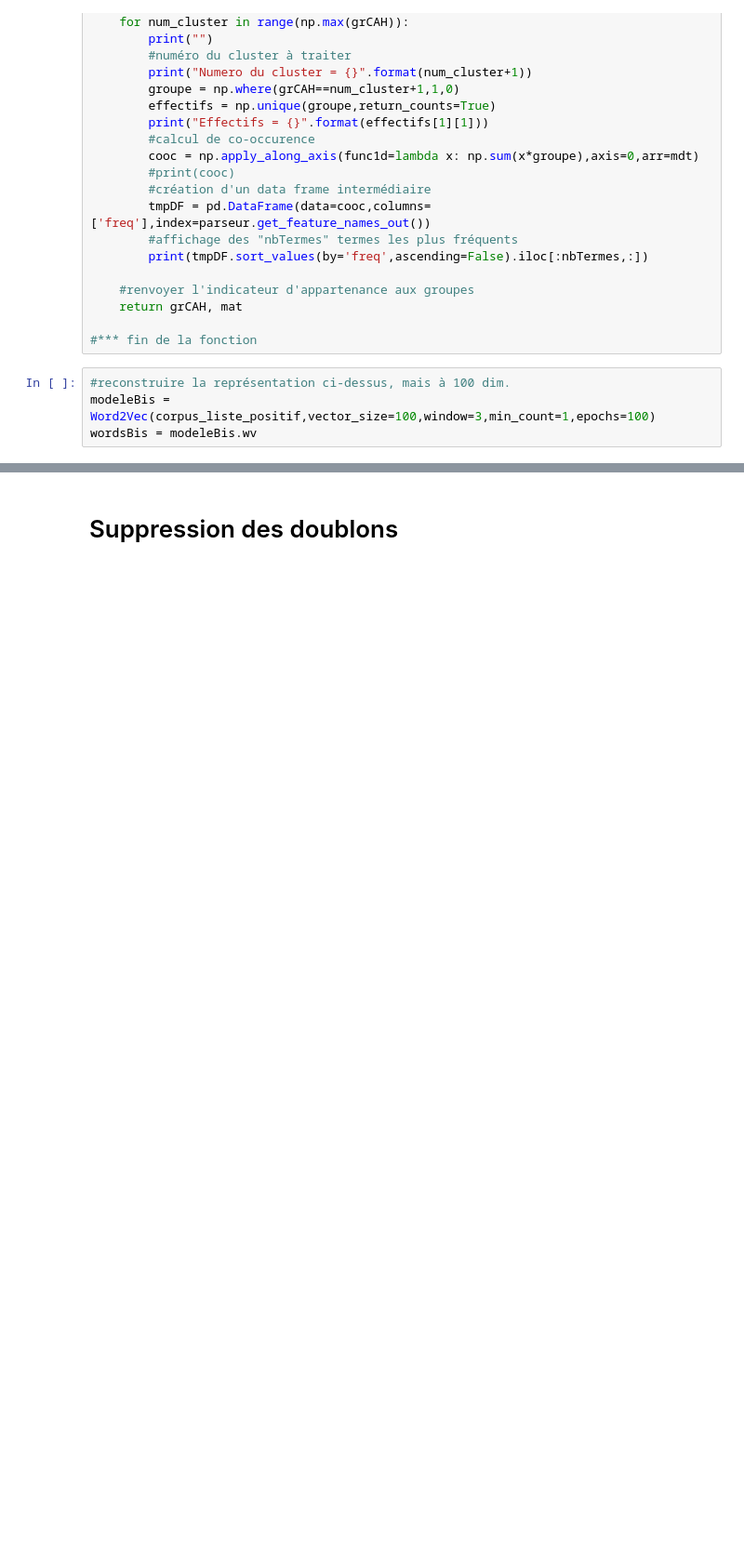
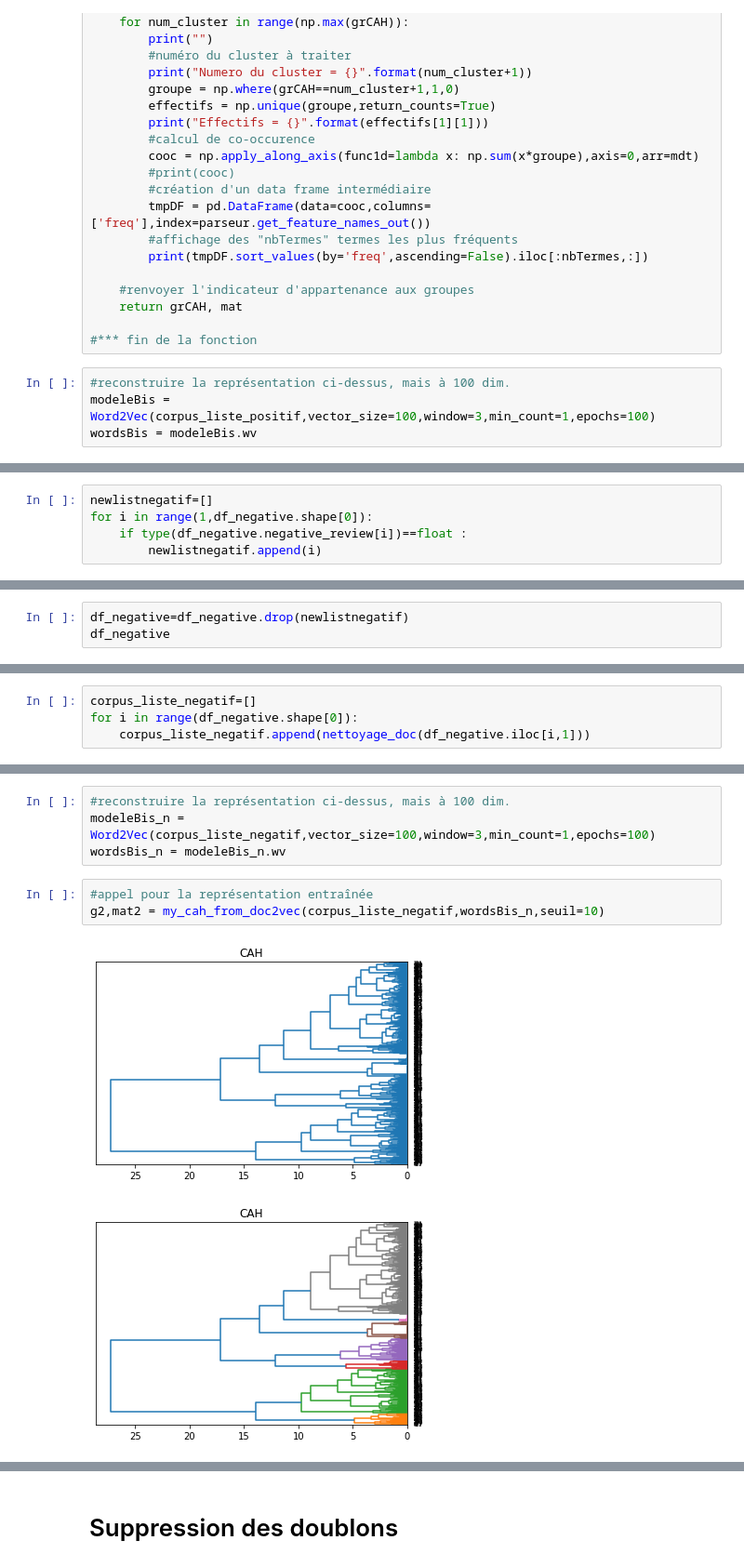
Before and after one commit to paulineattal/M2SISE_DisneyTextMining, a Jupyter notebook: analysis/newport_bay_club.ipynb, the cells around one changed output, grey strips where cells are left out. Shown at 93% size. Saved outputs shown, nothing was run; the diff lists cells and outputs as text; blank space fills up the shorter version.

```diff
--- a/analysis/newport_bay_club.ipynb
+++ b/analysis/newport_bay_club.ipynb
@@ -688,0 +754,5 @@ g1,mat1 = my_cah_from_doc2vec(corpus_liste_positif,wordsBis,seuil=10)
+# %%
+newlistnegatif=[]
+for i in range(1,df_negative.shape[0]):
+    if type(df_negative.negative_review[i])==float :
+        newlistnegatif.append(i)
@@ -688,0 +783,3 @@ g1,mat1 = my_cah_from_doc2vec(corpus_liste_positif,wordsBis,seuil=10)
+# %%
+df_negative=df_negative.drop(newlistnegatif)
+df_negative
@@ -688,0 +800,4 @@ g1,mat1 = my_cah_from_doc2vec(corpus_liste_positif,wordsBis,seuil=10)
+# %%
+corpus_liste_negatif=[]
+for i in range(df_negative.shape[0]):
+    corpus_liste_negatif.append(nettoyage_doc(df_negative.iloc[i,1]))
@@ -688,0 +896,10 @@ g1,mat1 = my_cah_from_doc2vec(corpus_liste_positif,wordsBis,seuil=10)
+# %%
+#reconstruire la représentation ci-dessus, mais à 100 dim.
+modeleBis_n = Word2Vec(corpus_liste_negatif,vector_size=100,window=3,min_count=1,epochs=100)
+wordsBis_n = modeleBis_n.wv
+# %%
+#appel pour la représentation entraînée
+g2,mat2 = my_cah_from_doc2vec(corpus_liste_negatif,wordsBis_n,seuil=10)
+# %% [output]
+[figure, added]
+[figure, added]
```
Also changed, not shown: parts of 46 cells of this notebook.
